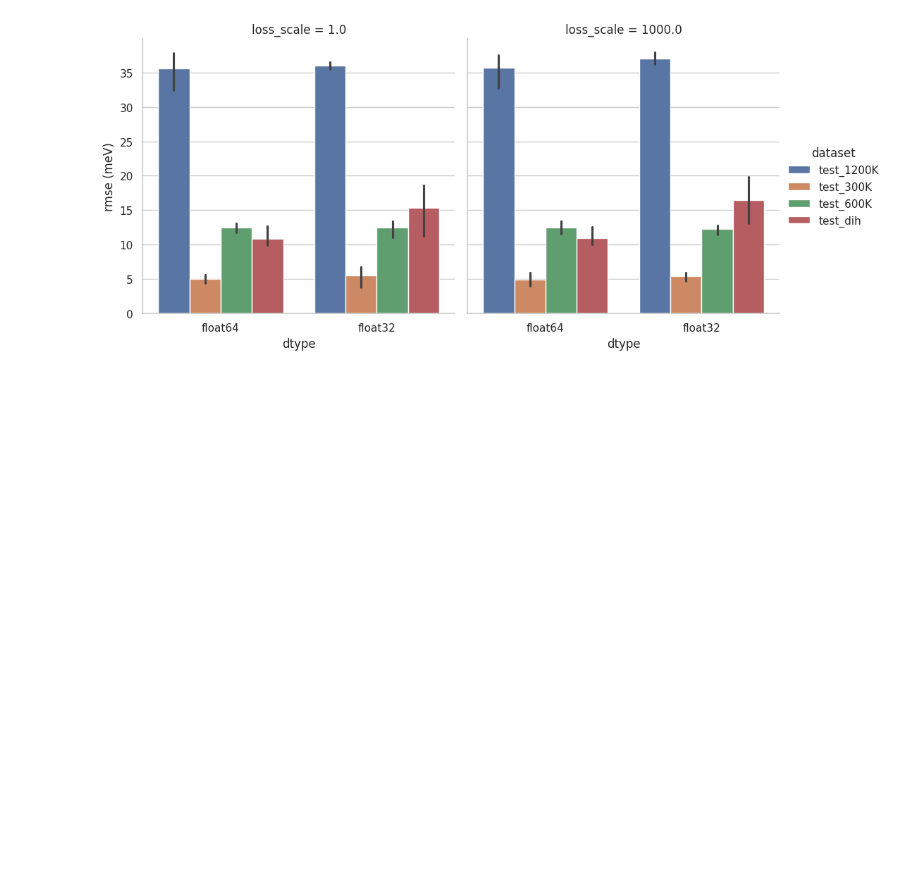
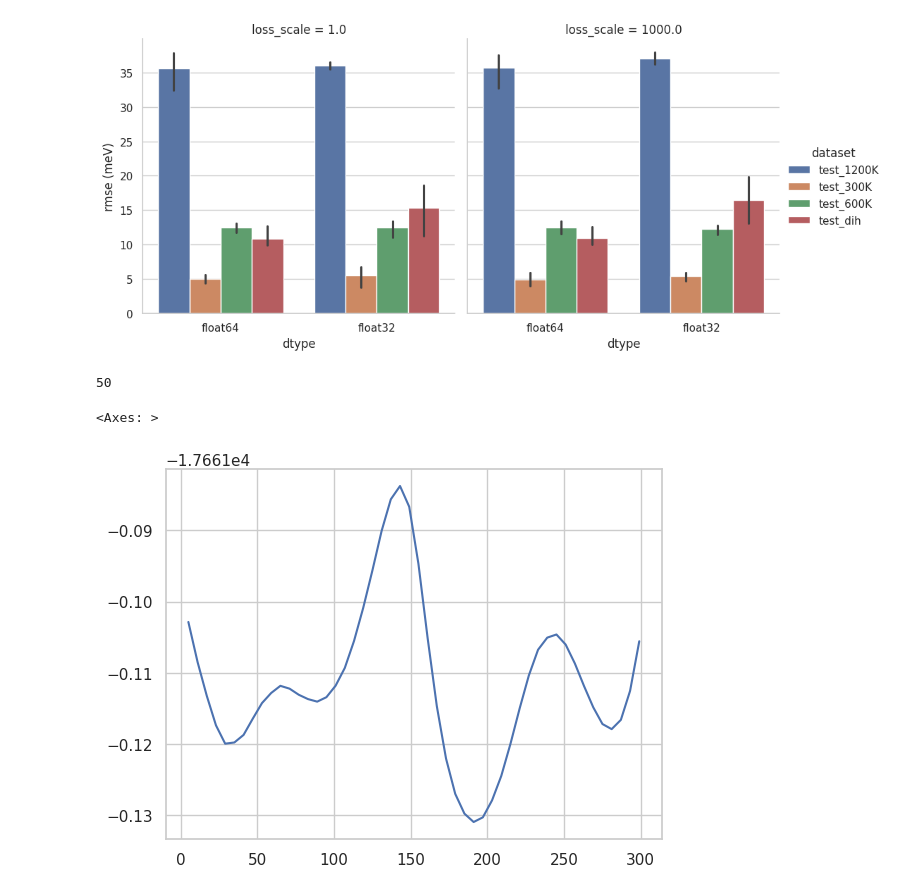
Before and after one commit to hatemhelal/mace, a Jupyter notebook: experiments/eval_sweep.ipynb, the cells around one changed output. Cells and saved outputs as stored; diff of their text form; code cells hidden in the pictures; blank space fills up the shorter version.

Commit message:
adding dihedral slice plots

```diff
--- a/experiments/eval_sweep.ipynb
+++ b/experiments/eval_sweep.ipynb
@@ -178,3 +178,18 @@ sns.catplot(data=df[mask], x="dtype", y="rmse (meV)", hue="dataset", col="loss_s
 # %% [output]
 <seaborn.axisgrid.FacetGrid at 0x...>
 [figure]
+# %%
+dataset = read("/home/hatemh/BOTNet-datasets/dataset_3BPA/test_dih.xyz", index=":")
+
+alpha, beta, gamma = np.stack([d.info["dihedrals"] for d in dataset]).T
+mask = (alpha == 71) & (beta == 120)
+subset = [d for d, tf in zip(dataset, mask) if tf]
+len(subset)
+# %% [output]
+50
+# %%
+Eref = np.stack([d.info["energy"] for d in subset])
+sns.lineplot(x=gamma[mask], y=Eref)
+# %% [output]
+<Axes: >
+[figure, added]
```
Also changed, not shown: parts of 6 cells of this notebook.
